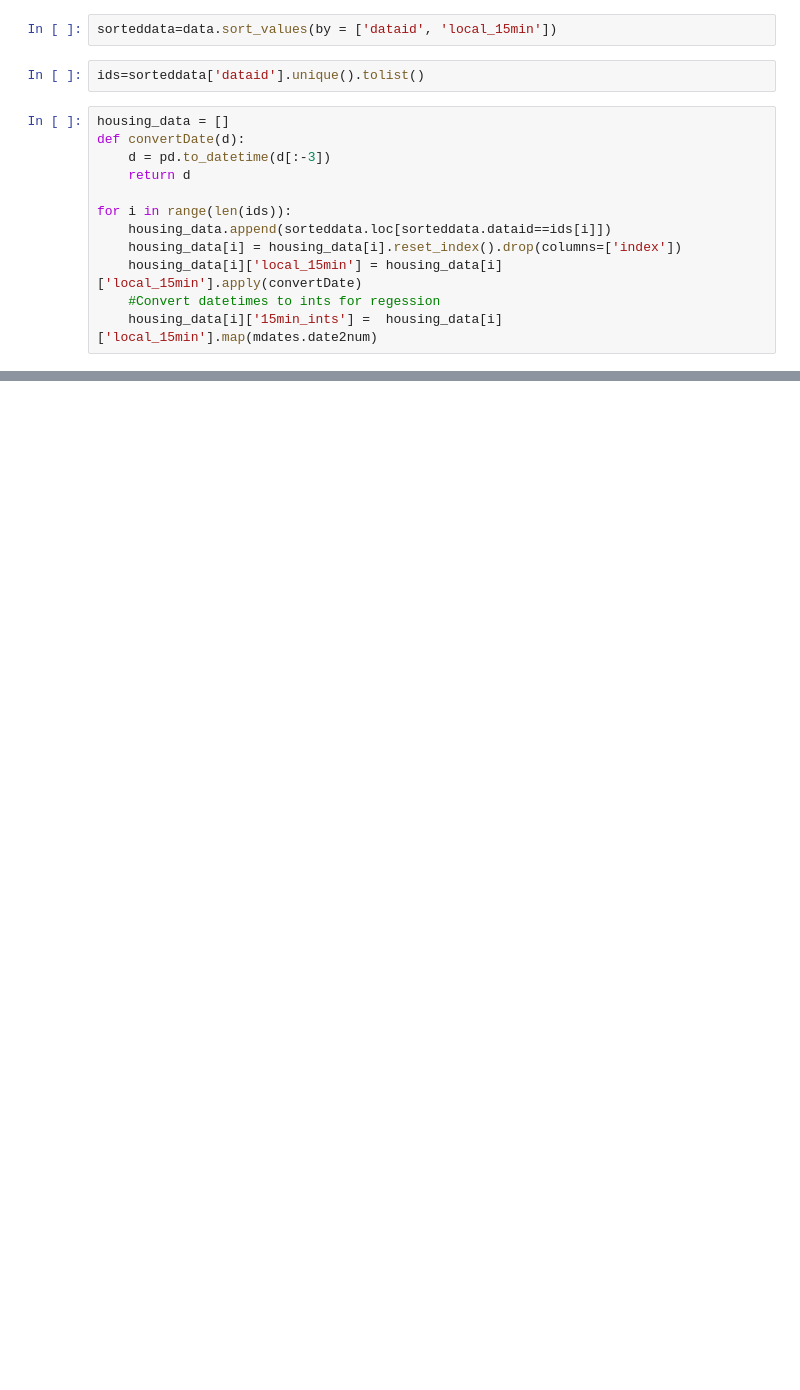
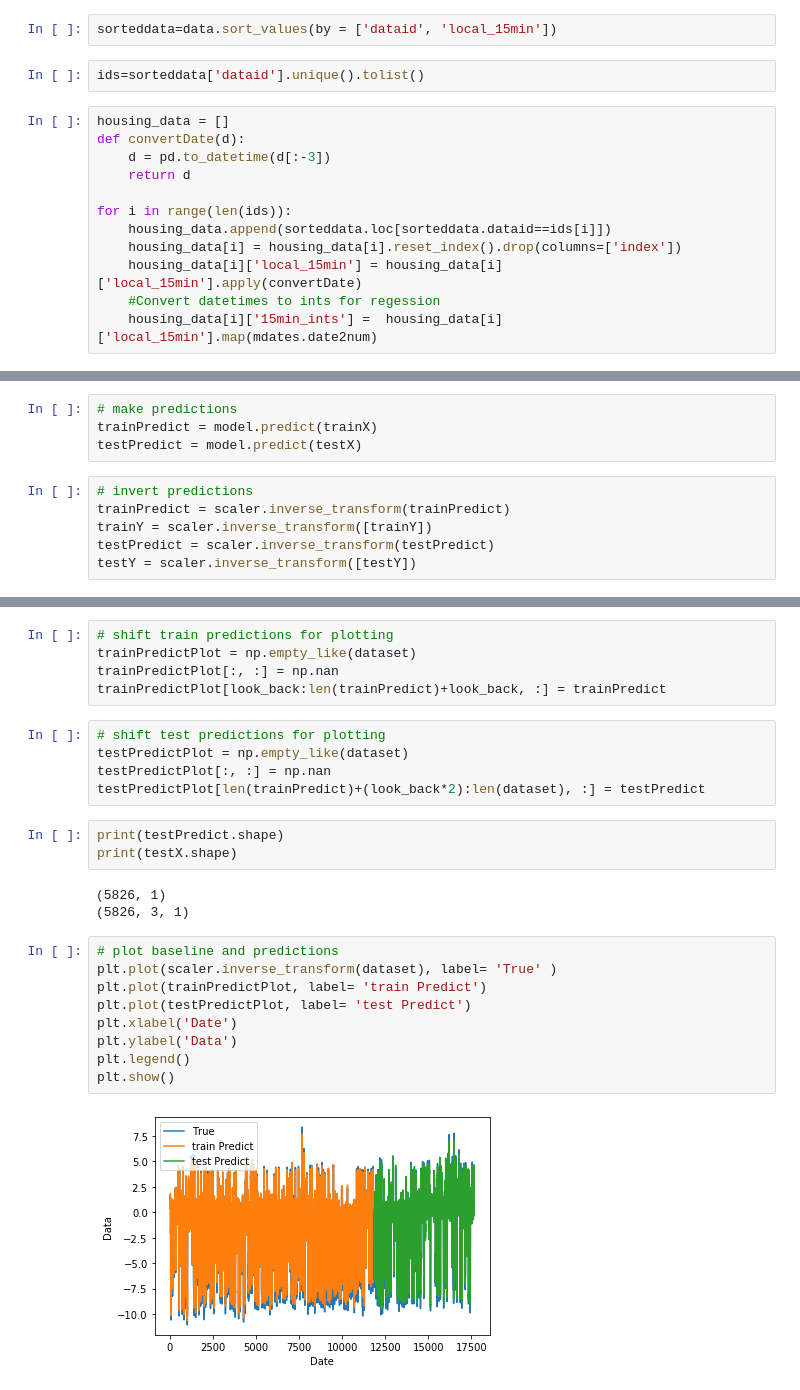
Before and after one commit to Natemen96/ECEMasterProject, a Jupyter notebook: LSTM_HousingData.ipynb, the cells around one changed output, grey strips where cells are left out. Cells and saved outputs as stored; diff of their text form; blank space fills up the shorter version.

```diff
--- a/LSTM_HousingData.ipynb
+++ b/LSTM_HousingData.ipynb
@@ -491,0 +89,10 @@ TypeError: 'int' object is not callable
+# %%
+# make predictions
+trainPredict = model.predict(trainX)
+testPredict = model.predict(testX)
+# %%
+# invert predictions
+trainPredict = scaler.inverse_transform(trainPredict)
+trainY = scaler.inverse_transform([trainY])
+testPredict = scaler.inverse_transform(testPredict)
+testY = scaler.inverse_transform([testY])
@@ -491,0 +108,27 @@ TypeError: 'int' object is not callable
+# %%
+# shift train predictions for plotting
+trainPredictPlot = np.empty_like(dataset)
+trainPredictPlot[:, :] = np.nan
+trainPredictPlot[look_back:len(trainPredict)+look_back, :] = trainPredict
+# %%
+# shift test predictions for plotting
+testPredictPlot = np.empty_like(dataset)
+testPredictPlot[:, :] = np.nan
+testPredictPlot[len(trainPredict)+(look_back*2):len(dataset), :] = testPredict
+# %%
+print(testPredict.shape)
+print(testX.shape)
+# %% [output]
+(5826, 1)
+(5826, 3, 1)
+# %%
+# plot baseline and predictions
+plt.plot(scaler.inverse_transform(dataset), label= 'True' )
+plt.plot(trainPredictPlot, label= 'train Predict')
+plt.plot(testPredictPlot, label= 'test Predict')
+plt.xlabel('Date')
+plt.ylabel('Data')
+plt.legend()
+plt.show()
+# %% [output]
+[figure, added]
```
Also changed, not shown: parts of 58 cells of this notebook, 11 other files.
